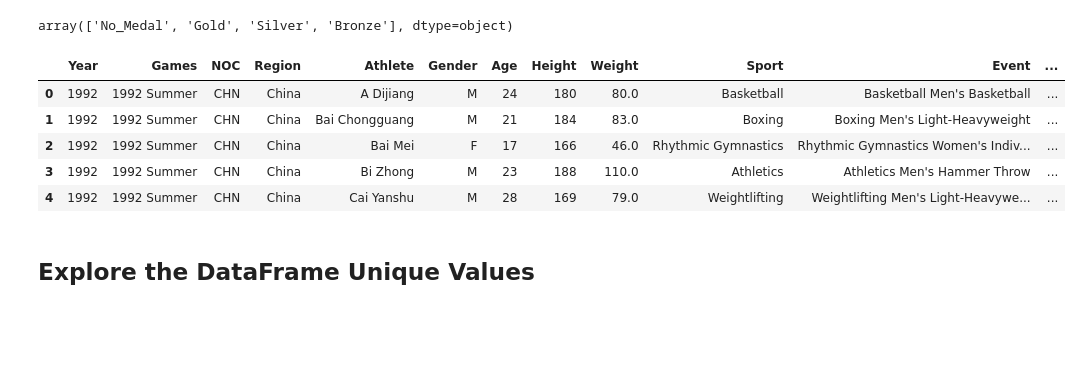
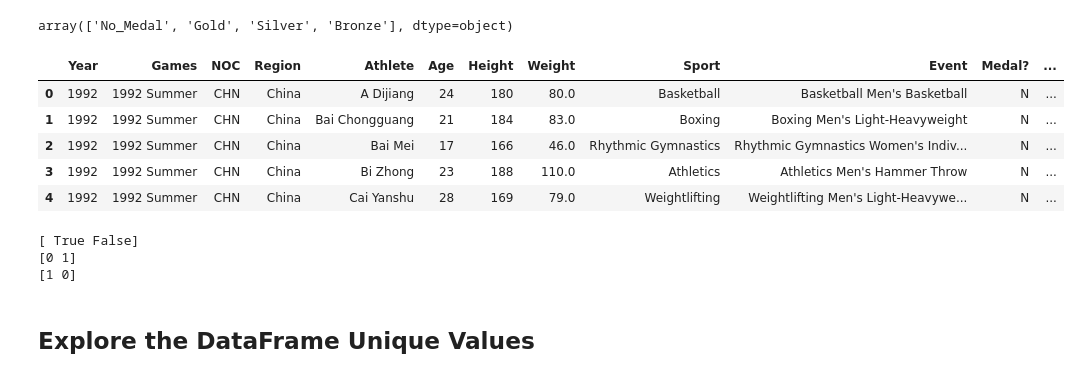
Before and after one commit to Owen-Doc/Olympic_Medal_Predictor, a Jupyter notebook: Preprocessing_Olympic_Features.ipynb, the cells around one changed output. Cells and saved outputs as stored; diff of their text form; code cells hidden in the pictures; blank space fills up the shorter version.

```diff
--- a/Preprocessing_Olympic_Features.ipynb
+++ b/Preprocessing_Olympic_Features.ipynb
@@ -45,20 +45,37 @@ olympics_df['Bronze'] = olympics_df['Medal_Type'] == 'Bronze'
 olympics_df['Medal_Yes'] = olympics_df['Medal?'] == 'Y'
 olympics_df['Medal_No'] = olympics_df['Medal?'] == 'N'
 # %%
-# Binary classifiers for Season and Home Field Advantage
+# Binary classifiers for Season, Home Field Advantage
 olympics_df['Home_Field Adv'] = np.where(olympics_df['Host Country'] == olympics_df['NOC'], 1, 0)
 olympics_df['Summer'] = np.where(olympics_df['Season'] == 'Summer', 1, 0)
 
+# Tackle classification problem of gender
+olympics_df['Male'] = olympics_df['Gender'] == 'M'
+
+# Convert to integers
+olympics_df['Home_Field Adv'].astype('int64')
+olympics_df['Summer'].astype('int64')
+
+
 # New DataFrame - drop redundant columns
-df = olympics_df.drop(columns=['Medal?', 'Medal_Type', 'Season', 'Host Country'])
+df = olympics_df.drop(columns=['Gender', 'Season', 'Host Country'])
 df.head()
 # %% [output]
-|  | Year | Games | NOC | Region | Athlete | Gender | Age | Height | Weight | Sport | Event | ... |
-| 0 | 1992 | 1992 Summer | CHN | China | A Dijiang | M | 24 | 180 | 80.0 | Basketball | Basketball Men's Basketball | ... |
-| 1 | 1992 | 1992 Summer | CHN | China | Bai Chongguang | M | 21 | 184 | 83.0 | Boxing | Boxing Men's Light-Heavyweight | ... |
-| 2 | 1992 | 1992 Summer | CHN | China | Bai Mei | F | 17 | 166 | 46.0 | Rhythmic Gymnastics | Rhythmic Gymnastics Women's Indiv... | ... |
-| 3 | 1992 | 1992 Summer | CHN | China | Bi Zhong | M | 23 | 188 | 110.0 | Athletics | Athletics Men's Hammer Throw | ... |
-| 4 | 1992 | 1992 Summer | CHN | China | Cai Yanshu | M | 28 | 169 | 79.0 | Weightlifting | Weightlifting Men's Light-Heavywe... | ... |
+|  | Year | Games | NOC | Region | Athlete | Age | Height | Weight | Sport | Event | Medal? | ... |
+| 0 | 1992 | 1992 Summer | CHN | China | A Dijiang | 24 | 180 | 80.0 | Basketball | Basketball Men's Basketball | N | ... |
+| 1 | 1992 | 1992 Summer | CHN | China | Bai Chongguang | 21 | 184 | 83.0 | Boxing | Boxing Men's Light-Heavyweight | N | ... |
+| 2 | 1992 | 1992 Summer | CHN | China | Bai Mei | 17 | 166 | 46.0 | Rhythmic Gymnastics | Rhythmic Gymnastics Women's Indiv... | N | ... |
+| 3 | 1992 | 1992 Summer | CHN | China | Bi Zhong | 23 | 188 | 110.0 | Athletics | Athletics Men's Hammer Throw | N | ... |
+| 4 | 1992 | 1992 Summer | CHN | China | Cai Yanshu | 28 | 169 | 79.0 | Weightlifting | Weightlifting Men's Light-Heavywe... | N | ... |
+# %%
+# Double check binary code
+print(df['Male'].unique())
+print(df['Home_Field Adv'].unique())
+print(df['Summer'].unique())
+# %% [output]
+[ True False]
+[0 1]
+[1 0]
 # %% [markdown]
 ## Explore the DataFrame Unique Values
 # %%
```
Also changed, not shown: parts of 12 cells of this notebook.
